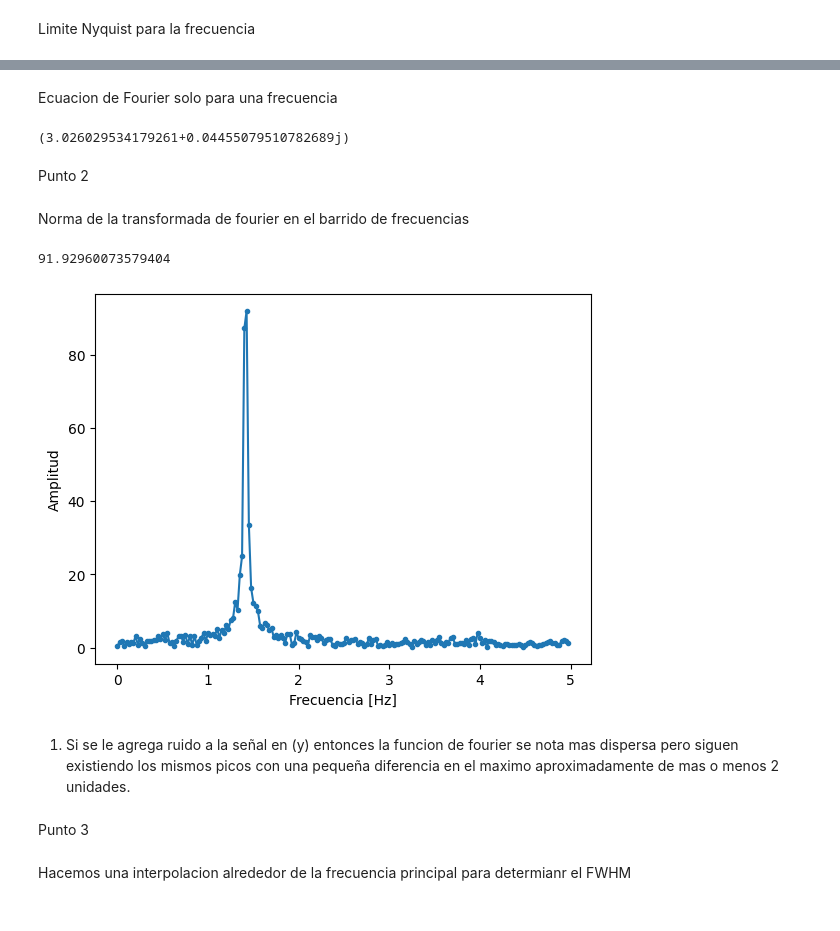
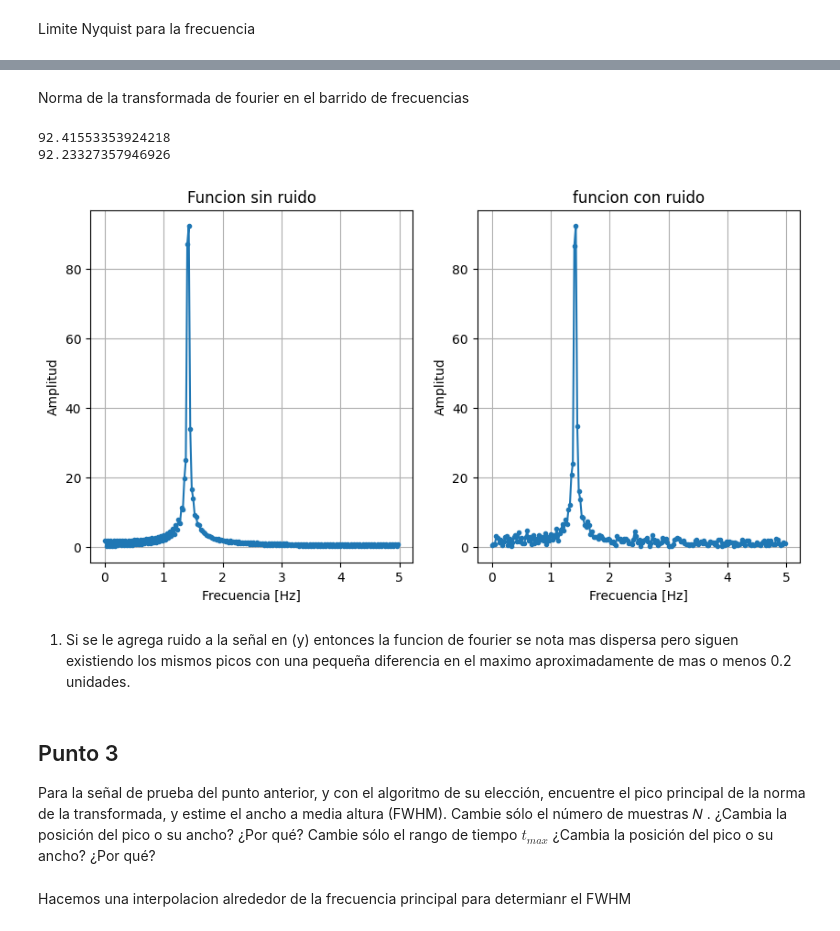
Before and after one commit to DiegoMunoz150/Fabian-Martinez-y-Diego-Mu-oz, a Jupyter notebook: Taller 1.ipynb, the cells around one changed output, grey strips where cells are left out. Drawn from its saved outputs; the diff is of its cells as text; code cells hidden in the pictures.

```diff
--- a/Taller 1.ipynb
+++ b/Taller 1.ipynb
@@ -26,43 +64,53 @@ np.float64(9.95)
-# %% [markdown]
-Ecuacion de Fourier solo para una frecuencia
-# %%
-def fourier(t,y,f):
-    F=0
-    for i in range (len(t)):
-        F+=y[i]*np.exp(-2*np.pi*1j*f*t[i])
-    return(F)
-f=49.95
-print(fourier(t,y,f))
-# %% [output]
-(3.026029534179261+0.04455079510782689j)
-# %% [markdown]
-Punto 2
 # %% [markdown]
 Norma de la transformada de fourier en el barrido de frecuencias
 # %%
 frecuencias=np.linspace(0,Ny/2,len(t))
 
 FF=[]
+FF2=[]
 
 for i in range(len(frecuencias)):
     a=frecuencias[i]
     FS=fourier(t,y,a)
     FF.append(FS)
+    FS2=fourier(t,y2,a)
+    FF2.append(FS2)
 
 FF=np.abs(FF)
-
-#plt.scatter(frecuencias,FF)
-plt.plot(frecuencias,FF,".-")
-plt.xlabel("Frecuencia [Hz]")
-plt.ylabel("Amplitud")
+FF2=np.abs(FF2)
 print(np.max(FF))
+print(np.max(FF2))
 # %% [output]
-91.92960073579404
+92.41553353924218
+92.23327357946926
-[figure, removed]
+# %%
+fig = plt.figure(figsize=(10,5))
+
+#plt.scatter(frecuencias,FF)
+
+
+plt.subplot(1,2,1)
+plt.plot(frecuencias,FF,".-")
+plt.xlabel("Frecuencia [Hz]")
+plt.ylabel("Amplitud")
+plt.title("Funcion sin ruido")
+plt.grid()
+
+plt.subplot(1,2,2)
+plt.plot(frecuencias,FF2,".-")
+plt.xlabel("Frecuencia [Hz]")
+plt.ylabel("Amplitud")
+plt.title("funcion con ruido")
+plt.grid()
+# %% [output]
+[figure, added]
 # %% [markdown]
-1. Si se le agrega ruido a la señal en (y) entonces la funcion de fourier se nota mas dispersa pero siguen existiendo los mismos picos con una pequeña diferencia en el maximo aproximadamente de mas o menos 2 unidades.
+1. Si se le agrega ruido a la señal en (y) entonces la funcion de fourier se nota mas dispersa pero siguen existiendo los mismos picos con una pequeña diferencia en el maximo aproximadamente de mas o menos 0.2 unidades.
-# %% [markdown]
-Punto 3
+# %% [markdown]
+## Punto 3
+Para la señal de prueba del punto anterior, y con el algoritmo de su elección, encuentre el pico principal de la norma de la transformada, y estime el ancho a media altura (FWHM).
+Cambie sólo el número de muestras 𝑁 . ¿Cambia la posición del pico o su ancho? ¿Por qué?
+Cambie sólo el rango de tiempo $t_{max}$ ¿Cambia la posición del pico o su ancho? ¿Por qué?
 # %% [markdown]
 Hacemos una interpolacion alrededor de la frecuencia principal para determianr el FWHM
 # %%
```
Also changed, not shown: parts of 27 cells of this notebook.
